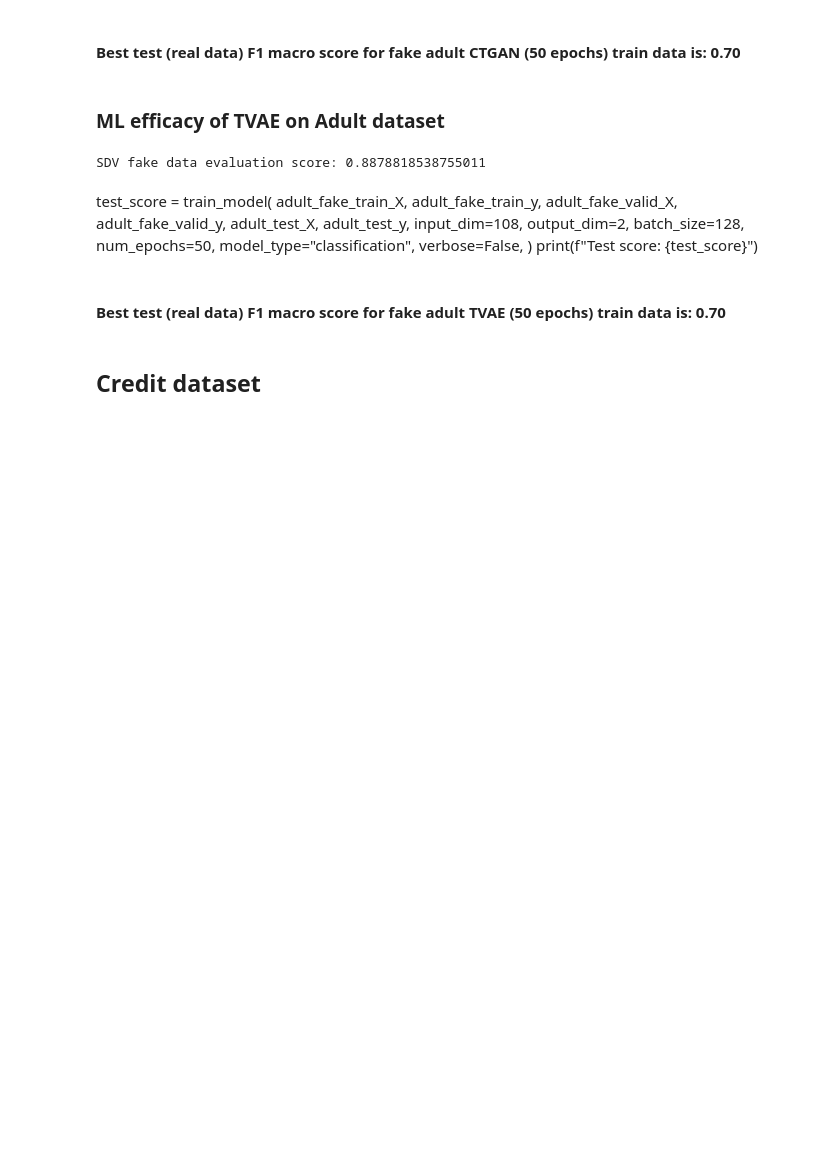
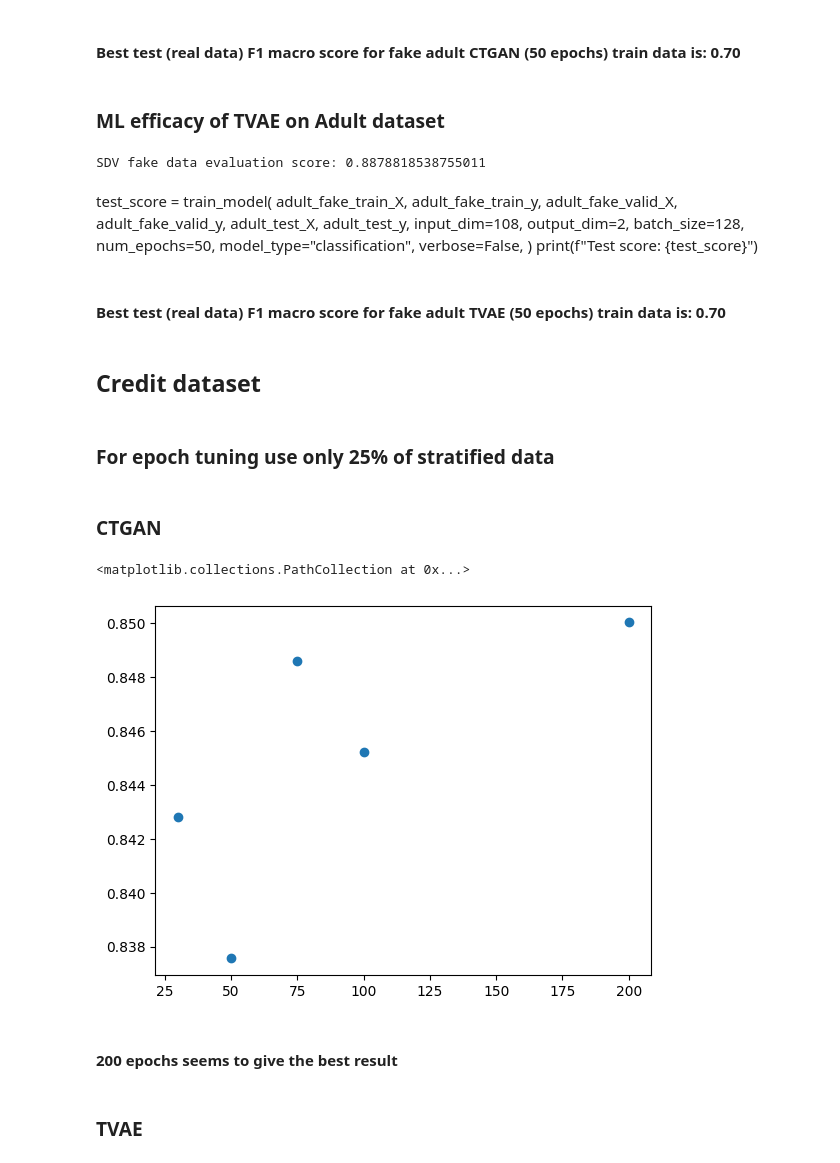
Before and after one commit to edithal-14/csc2516_2023_project, a Jupyter notebook: code/benchmark.ipynb, the cells around one changed output. Cells and saved outputs as stored; diff of their text form; code cells hidden in the pictures; blank space fills up the shorter version.

Commit message:
Train CTGAN and TVAE on whole credit dataset; Add processing for news dataset

```diff
--- a/code/benchmark.ipynb
+++ b/code/benchmark.ipynb
@@ -264,26 +297,38 @@ def load_credit(path="dataset/credit/"):
 
     return credit_train_X, credit_train_y, credit_valid_X, credit_valid_y, credit_test_X, credit_test_y
 # %%
-def load_fake_credit(path="dataset/credit/", synthesizer="ctgan", num_epochs=50):
+def load_fake_credit(path="../dataset/credit/", synthesizer="ctgan", num_epochs=50, pretrained="", data_fraction=0.25):
     credit_df = pd.read_csv(f"{path}creditcard.csv")
+    # Only use a fraction of dataset using stratified sampling to maintain class samples ratio
+    # This is especially useful for hyperparameter tuning of epochs
+    credit_df = credit_df.groupby("Class").apply(lambda x: x.sample(frac=data_fraction))
     if synthesizer == "ctgan":
-        model = CTGAN(epochs=num_epochs)
+        if pretrained:
+            model = CTGAN.load(pretrained)
+        else:
+            model = CTGAN(epochs=num_epochs)
     elif synthesizer == "tvae":
-        model = TVAE(epochs=num_epochs)
+        if pretrained:
+            model = TVAE.load(pretrained)
+        else:
+            model = TVAE(epochs=num_epochs)
     else:
         print(f"Synthesizer {synthesizer} not defined!")
         return
-    model.fit(credit_df, discrete_columns=["Class"])
+    if not pretrained:
+        model.fit(credit_df, discrete_columns=["Class"])
+        # Training fake data synthesizer for credit takes a lot of time, save the model to reuse it
+        now = datetime.datetime.now()
+        current_time = now.strftime("%d-%m-%Y-%H-%M-%S")
+        model.save(f"../models/credit_{synthesizer}_{num_epochs}_epochs_{current_time}.pkl")
     fake_df = model.sample(credit_df.shape[0])
-    score = evaluate(fake_df, credit_df)
-    print(f"SDV fake data evaluation score: {score}")
     credit_fake_train_y = fake_df.pop("Class").to_numpy()
     credit_fake_train_y = np.eye(2)[credit_fake_train_y]
     credit_fake_train_X = fake_df.to_numpy()
     credit_fake_train_X, credit_fake_valid_X, credit_fake_train_y, credit_fake_valid_y = train_test_split(
         credit_fake_train_X,
         credit_fake_train_y,
-        test_size=20000,
+        test_size=0.1,
         random_state=1,
         shuffle=True,
         stratify=credit_fake_train_y.argmax(-1)
@@ -583,3 +678,33 @@ print(f"Test score: {test_score}")
 #### Best test (real data) F1 macro score for fake adult TVAE (50 epochs) train data is: 0.70
 # %% [markdown]
 ## Credit dataset
+# %% [markdown]
+### For epoch tuning use only 25% of stratified data
+# %% [markdown]
+### CTGAN
+# %%
+result_dict = dict()
+files_dict = {
+    30: "../models/credit_ctgan_30_epochs_03-04-2023-00-28-44.pkl",
+    50: "../models/credit_ctgan_50_epochs_03-04-2023-00-35-27.pkl",
+    75: "../models/credit_ctgan_75_epochs_03-04-2023-00-44-07.pkl",
+    100: "../models/credit_ctgan_100_epochs_03-04-2023-00-54-47.pkl",
+    200: "../models/credit_ctgan_200_epochs_03-04-2023-01-13-22.pkl",
+}
+for num_epoch in files_dict:
+    print(f"Num epoch: {num_epoch}")
+    credit_fake_train_X, credit_fake_train_y, credit_fake_valid_X, credit_fake_valid_y = load_fake_credit(
+        path="../dataset/credit/", synthesizer="ctgan", pretrained=files_dict[num_epoch]
+    )
+    score = evaluate(pd.DataFrame(credit_fake_train_X), pd.DataFrame(credit_train_X))
+    result_dict[num_epoch] = score
+# %%
+epochs_list = list(result_dict.keys())
+plt.scatter(x=epochs_list, y=[result_dict[num_epoch] for num_epoch in epochs_list])
+# %% [output]
+<matplotlib.collections.PathCollection at 0x...>
+[figure, added]
+# %% [markdown]
+#### 200 epochs seems to give the best result
+# %% [markdown]
+### TVAE
```
Also changed, not shown: parts of 26 cells of this notebook.
